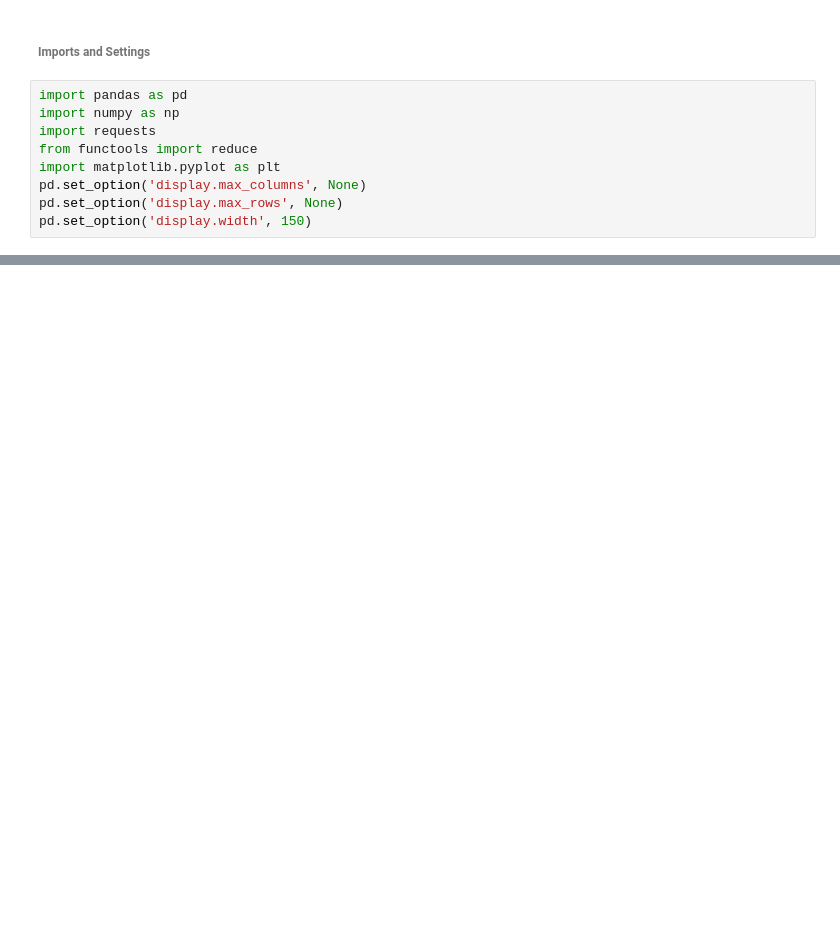
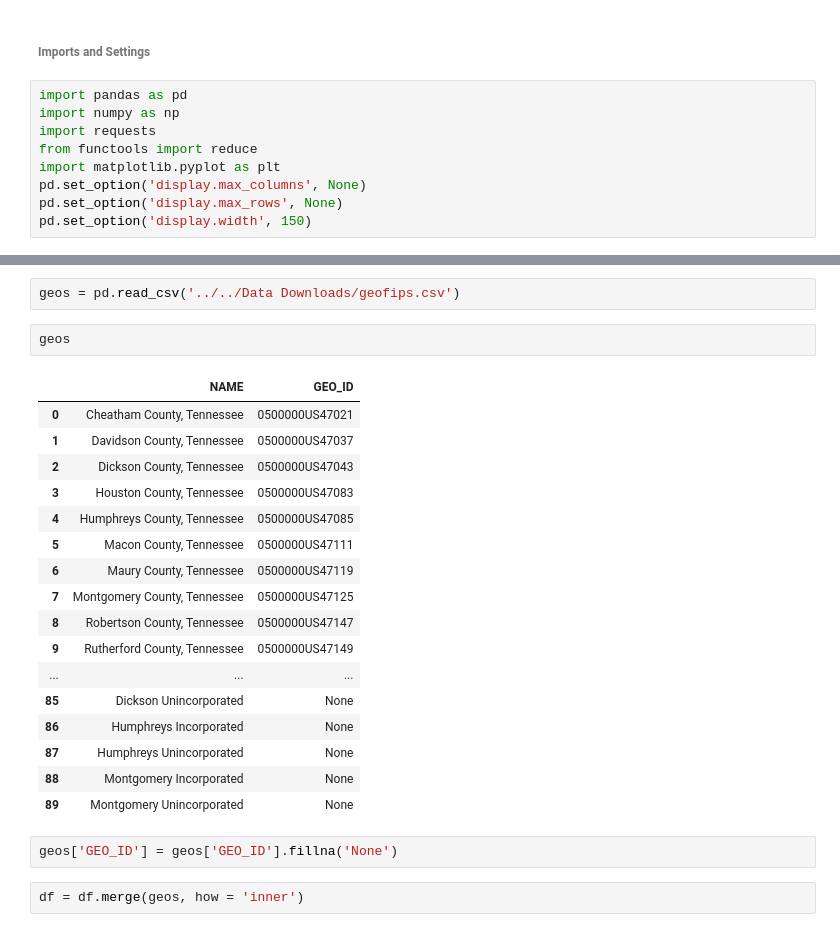
Before and after one commit to Greater-Nashville-Regional-Council/Parent-Data-Gathering, a Jupyter notebook: notebooks/2. Data Download Formatting/Zillow Data.ipynb, the cells around one changed output, grey strips where cells are left out. Drawn from its saved outputs; the diff is of its cells as text; blank space fills up the shorter version.

```diff
--- a/notebooks/2. Data Download Formatting/Zillow Data.ipynb
+++ b/notebooks/2. Data Download Formatting/Zillow Data.ipynb
@@ -75,0 +213,26 @@ hv_metrous.head(200)
+# %%
+geos = pd.read_csv('../../Data Downloads/geofips.csv')
+# %%
+geos
+# %% [output]
+|  | NAME | GEO_ID |
+| 0 | Cheatham County, Tennessee | 0500000US47021 |
+| 1 | Davidson County, Tennessee | 0500000US47037 |
+| 2 | Dickson County, Tennessee | 0500000US47043 |
+| 3 | Houston County, Tennessee | 0500000US47083 |
+| 4 | Humphreys County, Tennessee | 0500000US47085 |
+| 5 | Macon County, Tennessee | 0500000US47111 |
+| 6 | Maury County, Tennessee | 0500000US47119 |
+| 7 | Montgomery County, Tennessee | 0500000US47125 |
+| 8 | Robertson County, Tennessee | 0500000US47147 |
+| 9 | Rutherford County, Tennessee | 0500000US47149 |
+| ... | ... | ... |
+| 85 | Dickson Unincorporated | None |
+| 86 | Humphreys Incorporated | None |
+| 87 | Humphreys Unincorporated | None |
+| 88 | Montgomery Incorporated | None |
+| 89 | Montgomery Unincorporated | None |
+# %%
+geos['GEO_ID'] = geos['GEO_ID'].fillna('None')
+# %%
+df = df.merge(geos, how = 'inner')
```
Also changed, not shown: parts of 26 cells of this notebook, 3 other files.
